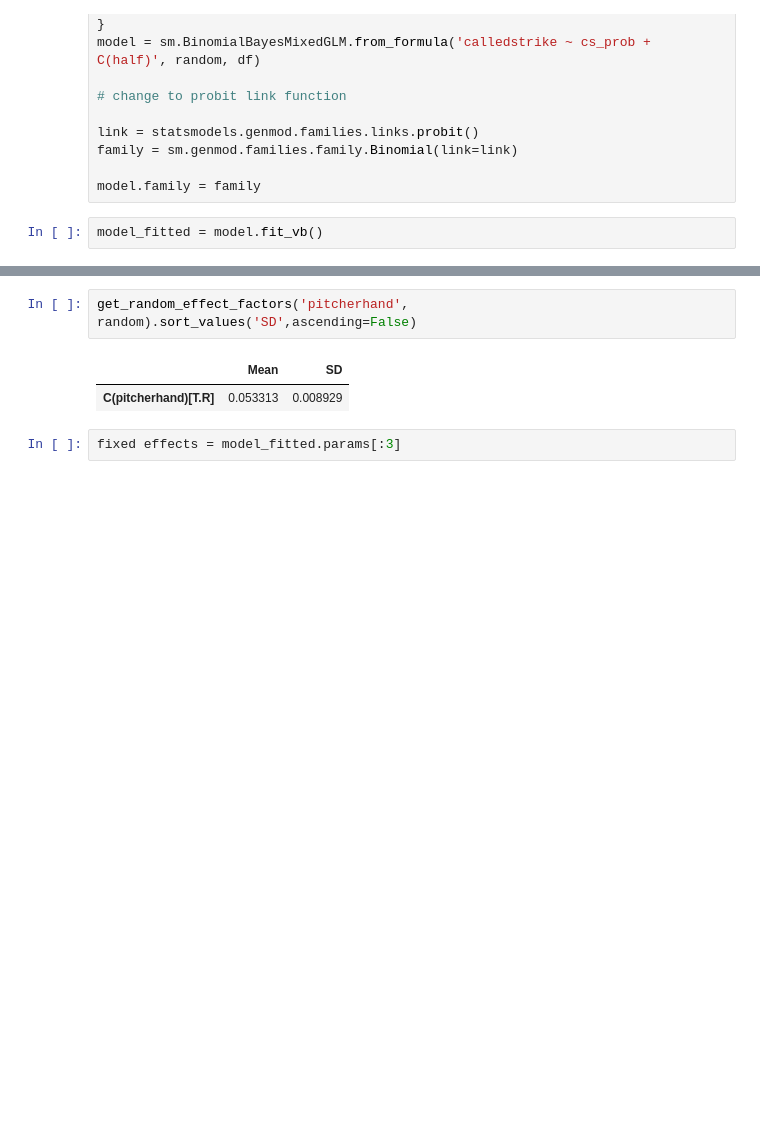
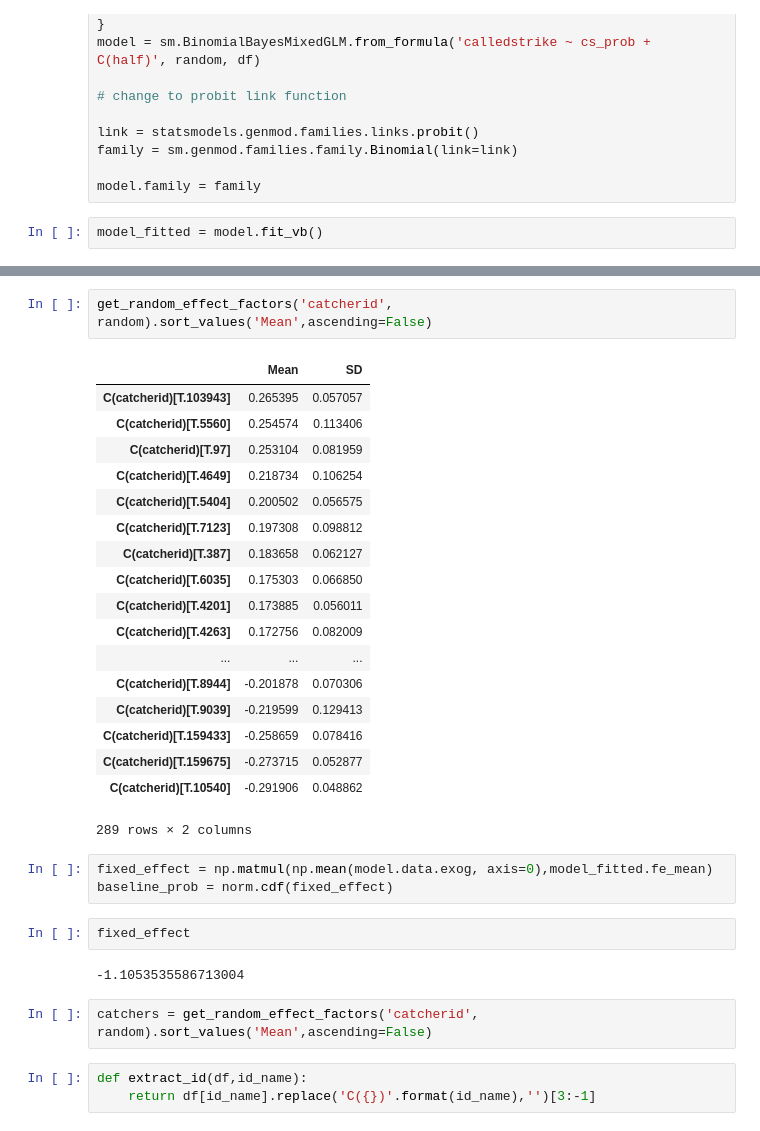
Before and after one commit to dan-goldberg/interviews, a Jupyter notebook: tbj/tbj_question2.ipynb, the cells around one changed output, grey strips where cells are left out. Cells and saved outputs as stored; diff of their text form; blank space fills up the shorter version.

```diff
--- a/tbj/tbj_question2.ipynb
+++ b/tbj/tbj_question2.ipynb
@@ -397,7 +409,33 @@ plot_effect_factors('ump_hp', random)
 # %%
-get_random_effect_factors('pitcherhand', random).sort_values('SD',ascending=False)
+get_random_effect_factors('catcherid', random).sort_values('Mean',ascending=False)
 # %% [output]
 |  | Mean | SD |
-| C(pitcherhand)[T.R] | 0.053313 | 0.008929 |
+| C(catcherid)[T.103943] | 0.265395 | 0.057057 |
+| C(catcherid)[T.5560] | 0.254574 | 0.113406 |
+| C(catcherid)[T.97] | 0.253104 | 0.081959 |
+| C(catcherid)[T.4649] | 0.218734 | 0.106254 |
+| C(catcherid)[T.5404] | 0.200502 | 0.056575 |
+| C(catcherid)[T.7123] | 0.197308 | 0.098812 |
+| C(catcherid)[T.387] | 0.183658 | 0.062127 |
+| C(catcherid)[T.6035] | 0.175303 | 0.066850 |
+| C(catcherid)[T.4201] | 0.173885 | 0.056011 |
+| C(catcherid)[T.4263] | 0.172756 | 0.082009 |
+| ... | ... | ... |
+| C(catcherid)[T.8944] | -0.201878 | 0.070306 |
+| C(catcherid)[T.9039] | -0.219599 | 0.129413 |
+| C(catcherid)[T.159433] | -0.258659 | 0.078416 |
+| C(catcherid)[T.159675] | -0.273715 | 0.052877 |
+| C(catcherid)[T.10540] | -0.291906 | 0.048862 |
+289 rows × 2 columns
-# %%
-fixed effects = model_fitted.params[:3]
+# %%
+fixed_effect = np.matmul(np.mean(model.data.exog, axis=0),model_fitted.fe_mean)
+baseline_prob = norm.cdf(fixed_effect)
+# %%
+fixed_effect
+# %% [output]
+-1.1053535586713004
+# %%
+catchers = get_random_effect_factors('catcherid', random).sort_values('Mean',ascending=False)
+# %%
+def extract_id(df,id_name):
+    return df[id_name].replace('C({})'.format(id_name),'')[3:-1]
```
Also changed, not shown: parts of 11 cells of this notebook.
